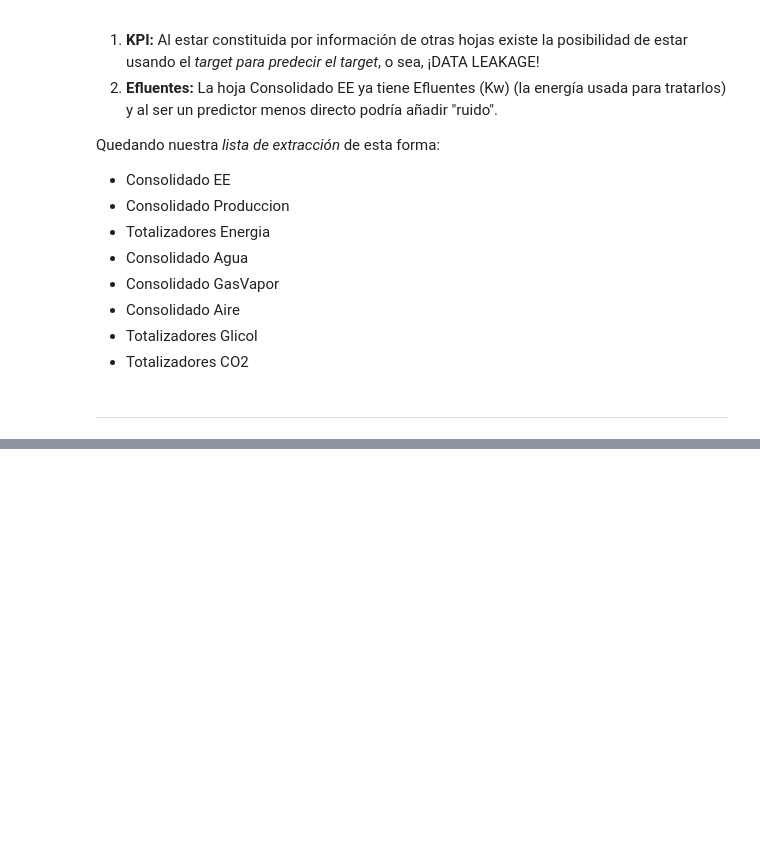
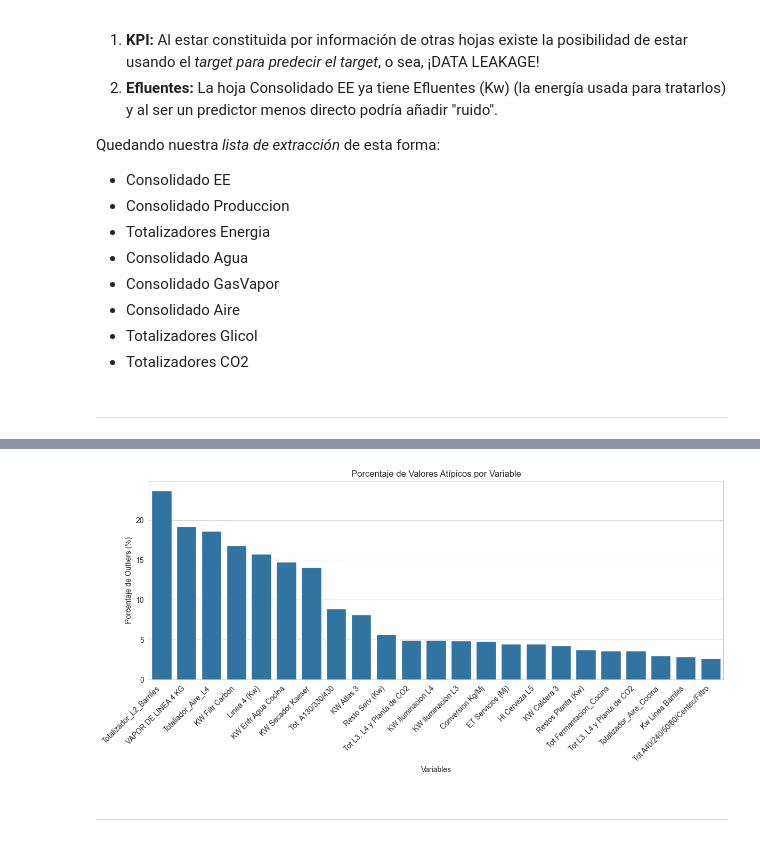
Before and after one commit to VexxAl/lab-datos-TPF, a Jupyter notebook: notebooks/eda.ipynb, the cells around one changed output, grey strips where cells are left out. Drawn from its saved outputs; the diff is of its cells as text; code cells hidden in the pictures; blank space fills up the shorter version.

```diff
--- a/notebooks/eda.ipynb
+++ b/notebooks/eda.ipynb
@@ -52,0 +354,20 @@ Quedando nuestra *lista de extracción* de esta forma:
+# %%
+# Cuantificar cantidad de valores atípicos por columna usando el método del IQR
+
+outliers_summary = {}
+for column in df_final.select_dtypes(include=['number']).columns:
+    Q1 = df_final[column].quantile(0.25)
+    Q3 = df_final[column].quantile(0.75)
+    IQR = Q3 - Q1
+    lower_bound = Q1 - 1.5 * IQR
+    upper_bound = Q3 + 1.5 * IQR
+    outliers = df_final[(df_final[column] < lower_bound) | (df_final[column] > upper_bound)]
+    outliers_summary[column] = {
+        'num_outliers': outliers.shape[0],
+        'percentage_outliers': (outliers.shape[0] / df_final.shape[0]) * 100
+    }
+
+outliers_df = pd.DataFrame(outliers_summary).T
+outliers_df = outliers_df.sort_values(by='percentage_outliers', ascending=False)
+
+display(outliers_df.round(2))
@@ -52,0 +388,19 @@ Quedando nuestra *lista de extracción* de esta forma:
+# %%
+# Mostrar el resumen de outliers en un gráfico de barras
+
+import seaborn as sns
+sns.set_style('whitegrid')
+
+plt.figure(figsize=(12, 6))
+outliers_df = outliers_df[outliers_df['num_outliers'] > 30]     # Filtrar solo variables con más de 30 outliers
+sns.barplot(x=outliers_df.index, y='percentage_outliers', data=outliers_df)
+plt.xticks(rotation=45, ha='right')
+plt.title('Porcentaje de Valores Atípicos por Variable')
+plt.ylabel('Porcentaje de Outliers (%)')
+plt.xlabel('Variables')
+plt.tight_layout()
+plt.show()
+# %% [output]
+[figure, added]
+# %% [markdown]
+---
```
Also changed, not shown: parts of 19 cells of this notebook.
